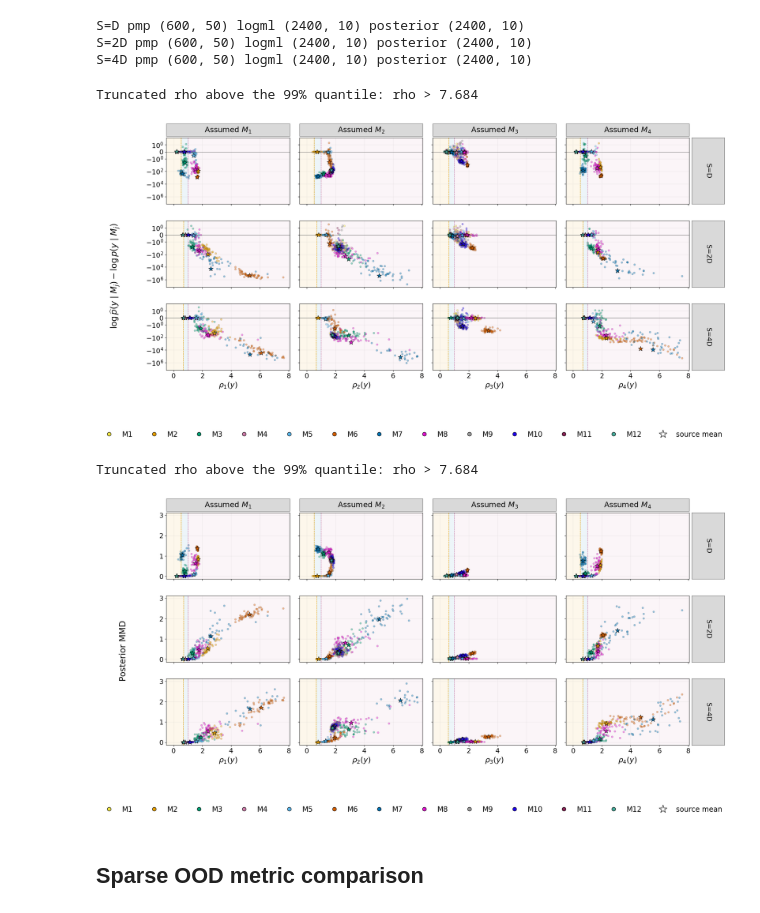
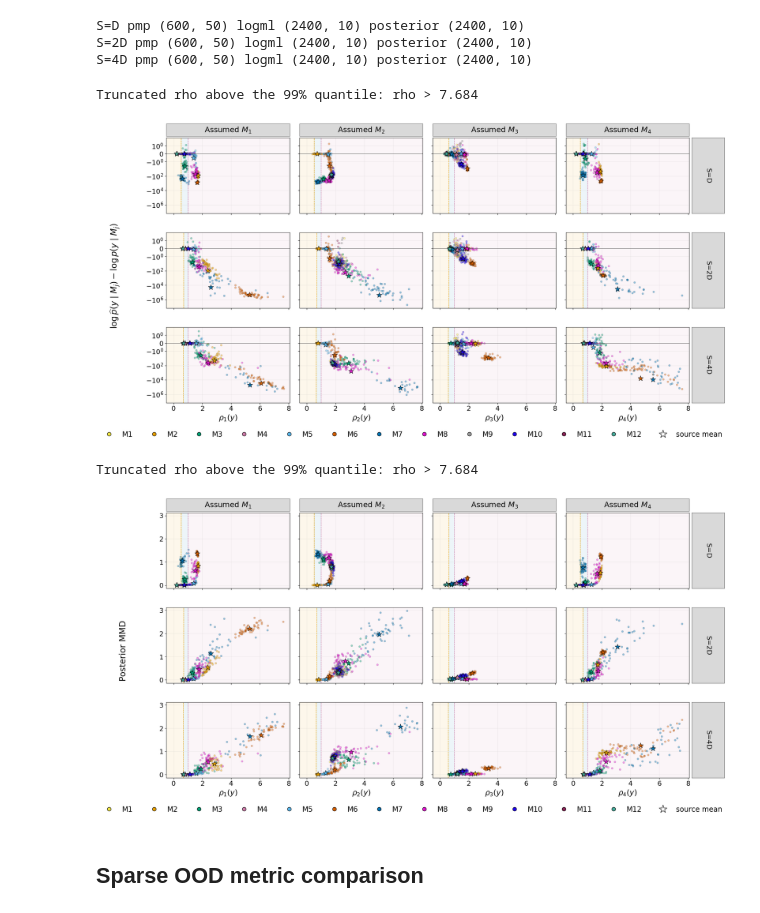
Before and after one commit to yiming-king/Model-comparison, a Jupyter notebook: benchmark/examples/gaussian/notebooks/m2_s_summary_dimension_comparison.ipynb, the cells around one changed output. Drawn from its saved outputs; the diff is of its cells as text; code cells hidden in the pictures.

Commit message:
"change plots"

```diff
--- a/benchmark/examples/gaussian/notebooks/m2_s_summary_dimension_comparison.ipynb
+++ b/benchmark/examples/gaussian/notebooks/m2_s_summary_dimension_comparison.ipynb
@@ -100,7 +100,7 @@ def scatter_source_with_mean(ax, data, x, y):
         )
         ax.scatter(
             [x_values.mean()], [y_values.mean()],
-            color=color, marker="*", s=135, alpha=0.98,
+            color=color, marker="*", s=170, alpha=0.98,
             edgecolors="black", linewidths=0.75, zorder=6,
         )
 
@@ -318,7 +318,7 @@ def plot_combined_logml_rho_error(logml_by_summary, error_bound=None, upper_quan
         sharex=True,
         sharey=True,
     )
-    fig.subplots_adjust(left=0.11, right=0.94, bottom=0.24, top=0.88, wspace=0.08, hspace=0.25)
+    fig.subplots_adjust(left=0.11, right=0.94, bottom=0.15, top=0.88, wspace=0.08, hspace=0.25)
 
     plotted_y = []
     for r, (row_label, data) in enumerate(logml_by_summary.items()):
@@ -367,7 +367,7 @@ def plot_combined_logml_rho_error(logml_by_summary, error_bound=None, upper_quan
 fig_logml_rho, axes_logml_rho, logml_rho_cutoff = plot_combined_logml_rho_error(logml_by_summary)
 # %% [output]
 Truncated rho above the 99% quantile: rho > 7.684
-[figure, old version]
+[figure, new version]
 # %%
 def plot_combined_posterior_mmd_rho(posterior_by_summary, upper_quantile=0.99, metric="posterior_mmd"):
     assumed_models = sd.ASSUMED_MODELS
@@ -389,41 +389,41 @@ def plot_combined_posterior_mmd_rho(posterior_by_summary, upper_quantile=0.99, m
         sharey=True,
     )
     axes = np.atleast_2d(axes)
-    fig.subplots_adjust(left=0.11, right=0.94, bottom=0.24, top=0.88, wspace=0.08, hspace=0.25)
+    fig.subplots_adjust(left=0.11, right=0.94, bottom=0.15, top=0.88, wspace=0.08, hspace=0.25)
 
     for r, (row_label, data) in enumerate(posterior_by_summary.items()):
         for c, model in enumerate(assumed_models):
             ax = axes[r, c]
             sub = data[data["assumed_model"] == model].copy()
             rho = sub["d_M"] / sub["dm_high"]
             keep = rho <= rho_cutoff
             sub = sub.loc[keep].copy()
             rho = rho.loc[keep]
 
             low = float((sub["dm_low"] / sub["dm_high"]).iloc[0])
             add_distance_regions(ax, low=low, high=1.0, x_min=x_min, x_max=x_max)
             scatter_source_with_mean(ax, sub, rho, sub[metric])
             ax.set_xlim(x_min, x_max)
 
     xlabel_by_col = [rf"$\rho_{model[1:]}(y)$" for model in assumed_models]
     style_panel_grid(
         fig,
         axes,
         xlabel_by_col,
         "Posterior MMD",
         row_labels,
         col_labels,
         include_class_legend=False,
         include_mean_legend=True,
     )
     print(f"Truncated rho above the {upper_quantile:.0%} quantile: rho > {rho_cutoff:.3f}")
     return fig, axes, rho_cutoff
 
 
 fig_posterior_mmd_rho, axes_posterior_mmd_rho, posterior_mmd_rho_cutoff = plot_combined_posterior_mmd_rho(posterior_by_summary)
 # %% [output]
 Truncated rho above the 99% quantile: rho > 7.684
-[figure, old version]
+[figure, new version]
 # %% [markdown]
 ## Sparse OOD metric comparison
 # %%
```
Also changed, not shown: 5 other files.
